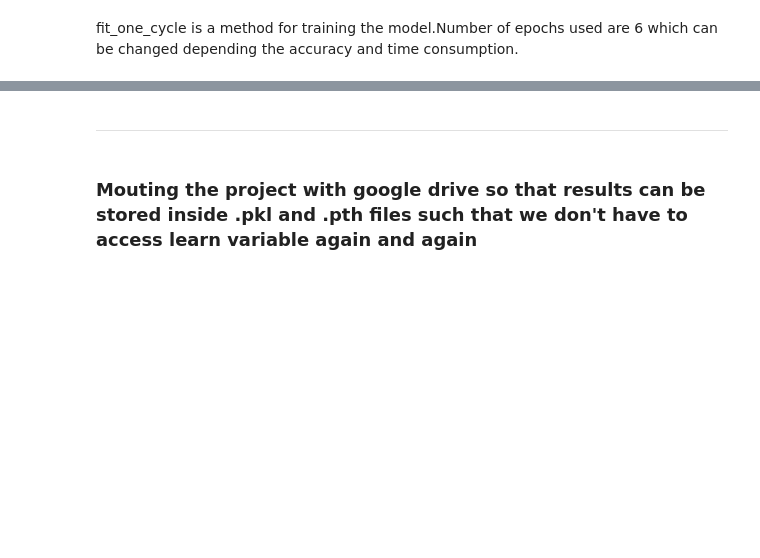
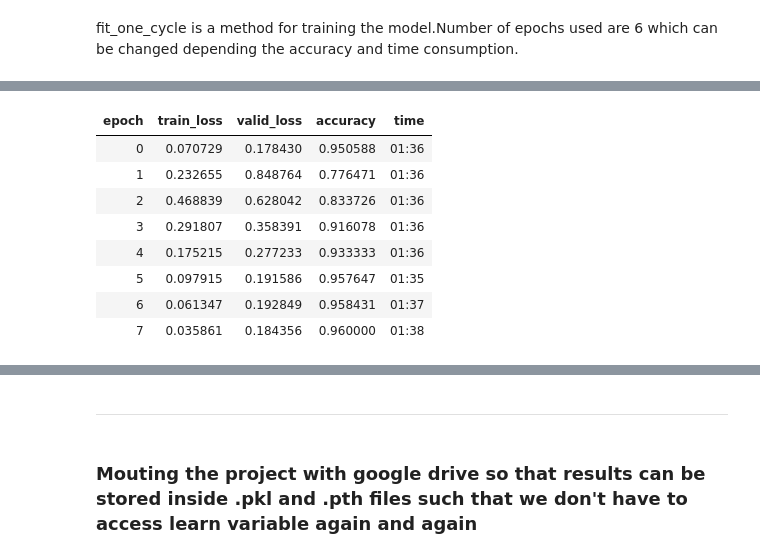
Before and after one commit to geeksman-JCBOSE/Geeksman_AISqaud_Project1_Mridul, a Jupyter notebook: Pokedex(2).ipynb, the cells around one changed output, grey strips where cells are left out. Saved outputs shown, nothing was run; the diff lists cells and outputs as text; code cells hidden in the pictures; blank space fills up the shorter version.

```diff
--- a/Pokedex(2).ipynb
+++ b/Pokedex(2).ipynb
@@ -126,0 +111,12 @@ learn.fit_one_cycle(6)
+# %%
+learn.fit_one_cycle(8)
+# %% [output]
+| epoch | train_loss | valid_loss | accuracy | time |
+| 0 | 0.070729 | 0.178430 | 0.950588 | 01:36 |
+| 1 | 0.232655 | 0.848764 | 0.776471 | 01:36 |
+| 2 | 0.468839 | 0.628042 | 0.833726 | 01:36 |
+| 3 | 0.291807 | 0.358391 | 0.916078 | 01:36 |
+| 4 | 0.175215 | 0.277233 | 0.933333 | 01:36 |
+| 5 | 0.097915 | 0.191586 | 0.957647 | 01:35 |
+| 6 | 0.061347 | 0.192849 | 0.958431 | 01:37 |
+| 7 | 0.035861 | 0.184356 | 0.960000 | 01:38 |
```
Also changed, not shown: parts of 10 cells of this notebook.
